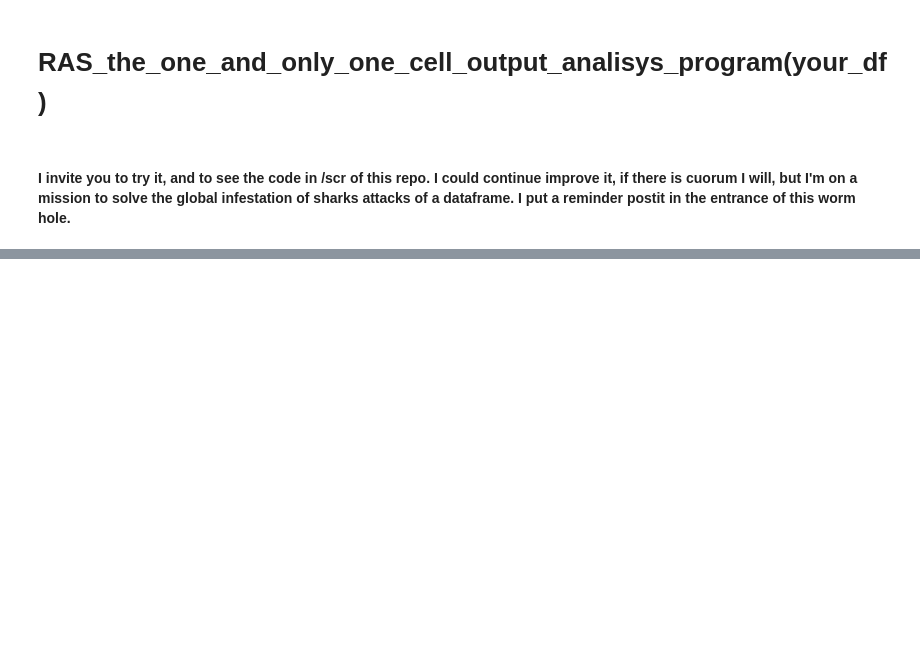
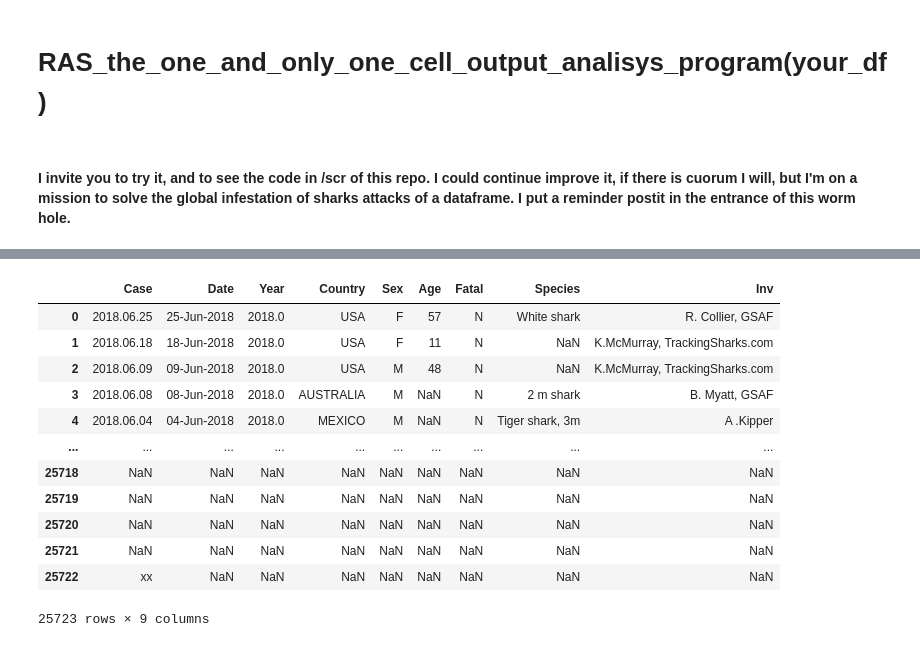
Before and after one commit to 4tolon/TheSharkProject, a Jupyter notebook: cleanning.ipynb, the cells around one changed output, grey strips where cells are left out. Cells and saved outputs as stored; diff of their text form; code cells hidden in the pictures; blank space fills up the shorter version.

```diff
--- a/cleanning.ipynb
+++ b/cleanning.ipynb
@@ -79,0 +95,2 @@ KeyboardInterrupt: Interrupted by user
+# %%
+df = dfsk.set_axis(new_col, axis=1)
@@ -79,0 +99,16 @@ KeyboardInterrupt: Interrupted by user
+# %%
+df
+# %% [output]
+|  | Case | Date | Year | Country | Sex | Age | Fatal | Species | Inv |
+| 0 | 2018.06.25 | 25-Jun-2018 | 2018.0 | USA | F | 57 | N | White shark | R. Collier, GSAF |
+| 1 | 2018.06.18 | 18-Jun-2018 | 2018.0 | USA | F | 11 | N | NaN | K.McMurray, TrackingSharks.com |
+| 2 | 2018.06.09 | 09-Jun-2018 | 2018.0 | USA | M | 48 | N | NaN | K.McMurray, TrackingSharks.com |
+| 3 | 2018.06.08 | 08-Jun-2018 | 2018.0 | AUSTRALIA | M | NaN | N | 2 m shark | B. Myatt, GSAF |
+| 4 | 2018.06.04 | 04-Jun-2018 | 2018.0 | MEXICO | M | NaN | N | Tiger shark, 3m | A .Kipper |
+| ... | ... | ... | ... | ... | ... | ... | ... | ... | ... |
+| 25718 | NaN | NaN | NaN | NaN | NaN | NaN | NaN | NaN | NaN |
+| 25719 | NaN | NaN | NaN | NaN | NaN | NaN | NaN | NaN | NaN |
+| 25720 | NaN | NaN | NaN | NaN | NaN | NaN | NaN | NaN | NaN |
+| 25721 | NaN | NaN | NaN | NaN | NaN | NaN | NaN | NaN | NaN |
+| 25722 | xx | NaN | NaN | NaN | NaN | NaN | NaN | NaN | NaN |
+25723 rows × 9 columns
```
Also changed, not shown: parts of 24 cells of this notebook, 1 other file.
